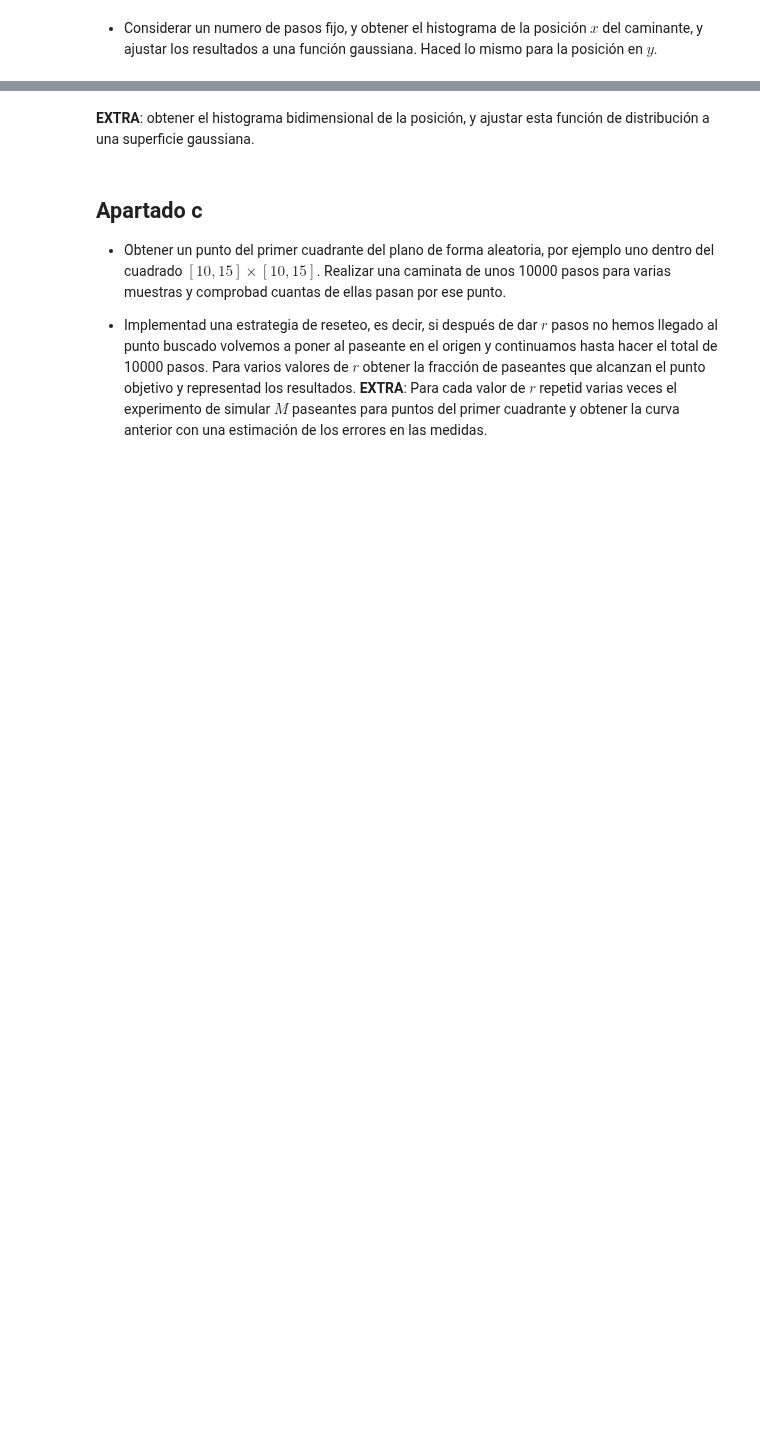
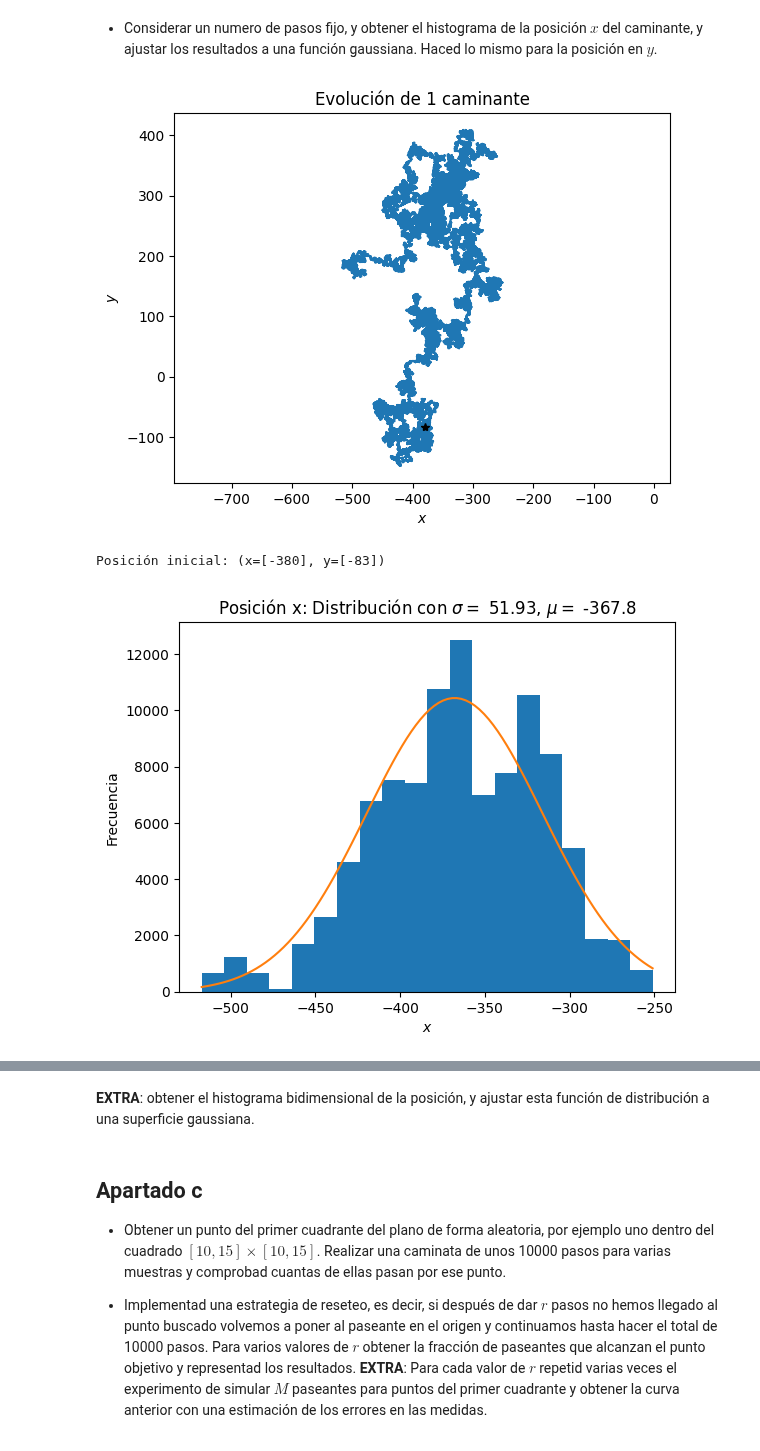
Before and after one commit to guillediaaazz/fiscomp-practices, a Jupyter notebook: P3/Reset_RW-enunciados.ipynb, the cells around one changed output, grey strips where cells are left out. Saved outputs shown, nothing was run; the diff lists cells and outputs as text; code cells hidden in the pictures; blank space fills up the shorter version.

```diff
--- a/P3/Reset_RW-enunciados.ipynb
+++ b/P3/Reset_RW-enunciados.ipynb
@@ -184,2 +176,14 @@ people: 10/10
 # %% [markdown]
 - Considerar un numero de pasos fijo, y obtener el histograma de la posición $x$ del caminante, y ajustar los resultados a una función gaussiana. Haced lo mismo para la posición en $y$.
+# %%
+steps = 100000
+x0, y0 = randomPosInit(1, 400)
+moves1 = randomWalk2D(x0, y0, steps)
+plotWalk2D(moves1)
+print(f'Posición inicial: (x={x0}, y={y0})')
+histSteps1D(moves1[0,0,:], desc='Posición x: ')
+histSteps1D(moves1[0,1,:], desc='Posición y: ')
+# %% [output]
+[figure, added]
+Posición inicial: (x=[-380], y=[-83])
+[figure, added]
```
Also changed, not shown: parts of 11 cells of this notebook.
